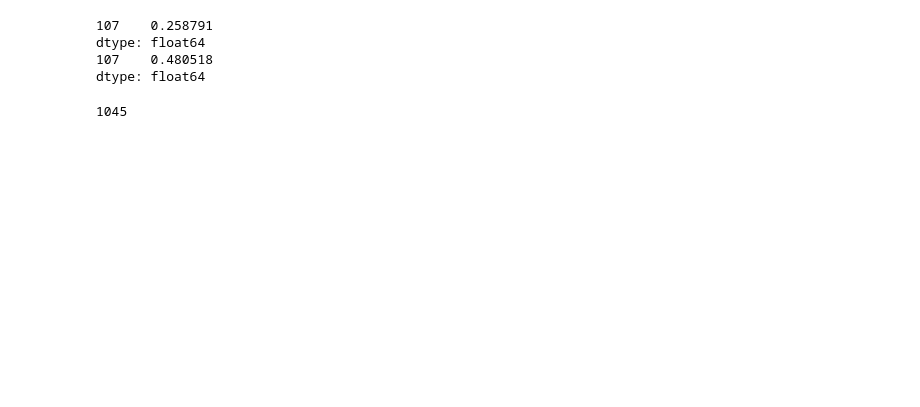
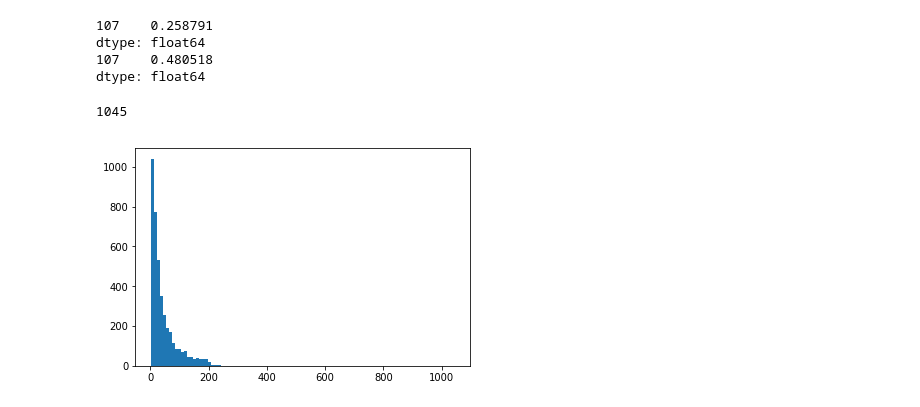
Before and after one commit to sherna90/matematicas_discretas, a Jupyter notebook: redes_sociales.ipynb, the cells around one changed output. Drawn from its saved outputs; the diff is of its cells as text; code cells hidden in the pictures; blank space fills up the shorter version.

```diff
--- a/redes_sociales.ipynb
+++ b/redes_sociales.ipynb
@@ -72,3 +76,9 @@ dtype: float64
 print nx.degree(G_fb,107)
 # %% [output]
 1045
+# %%
+degrees=nx.degree(G_fb)
+plt.hist([d for (n,d) in degrees],100)
+plt.show()
+# %% [output]
+[figure, added]
```
Also changed, not shown: parts of 4 cells of this notebook, 1 other file.
